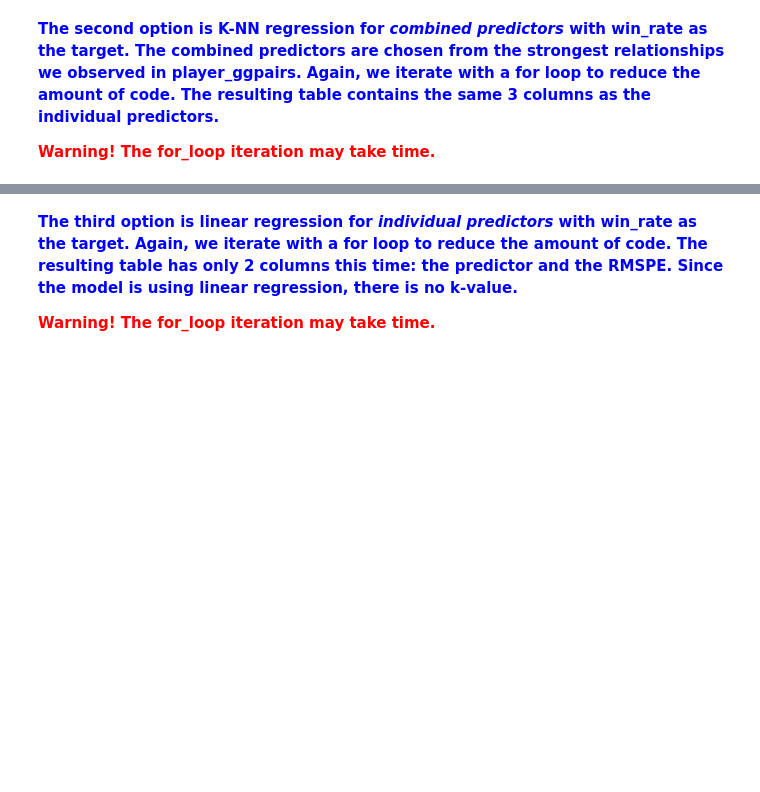
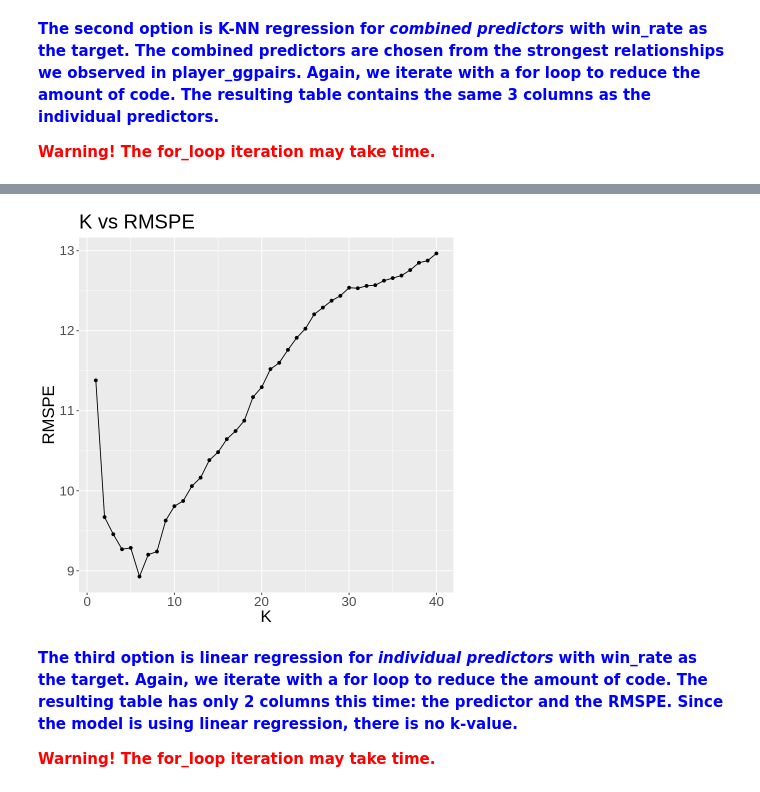
Before and after one commit to SimonYYL/DSCI_100_group19_group_project, a Jupyter notebook: Group_19_Final_Report.ipynb, the cells around one changed output, grey strips where cells are left out. Cells and saved outputs as stored; diff of their text form; code cells hidden in the pictures; blank space fills up the shorter version.

```diff
--- a/Group_19_Final_Report.ipynb
+++ b/Group_19_Final_Report.ipynb
@@ -427,3 +427,7 @@ A tibble: 5 × 3
+# %%
+best_plot
+# %% [output]
+[figure, added]
 # %% [markdown]
 <span style="color:blue"> **The third option is linear regression for *individual predictors* with win_rate as the target. Again, we iterate with a for loop to reduce the amount of code. The resulting table has only 2 columns this time: the predictor and the RMSPE. Since the model is using linear regression, there is no k-value.**
 
```
Also changed, not shown: parts of 1 cell of this notebook.
